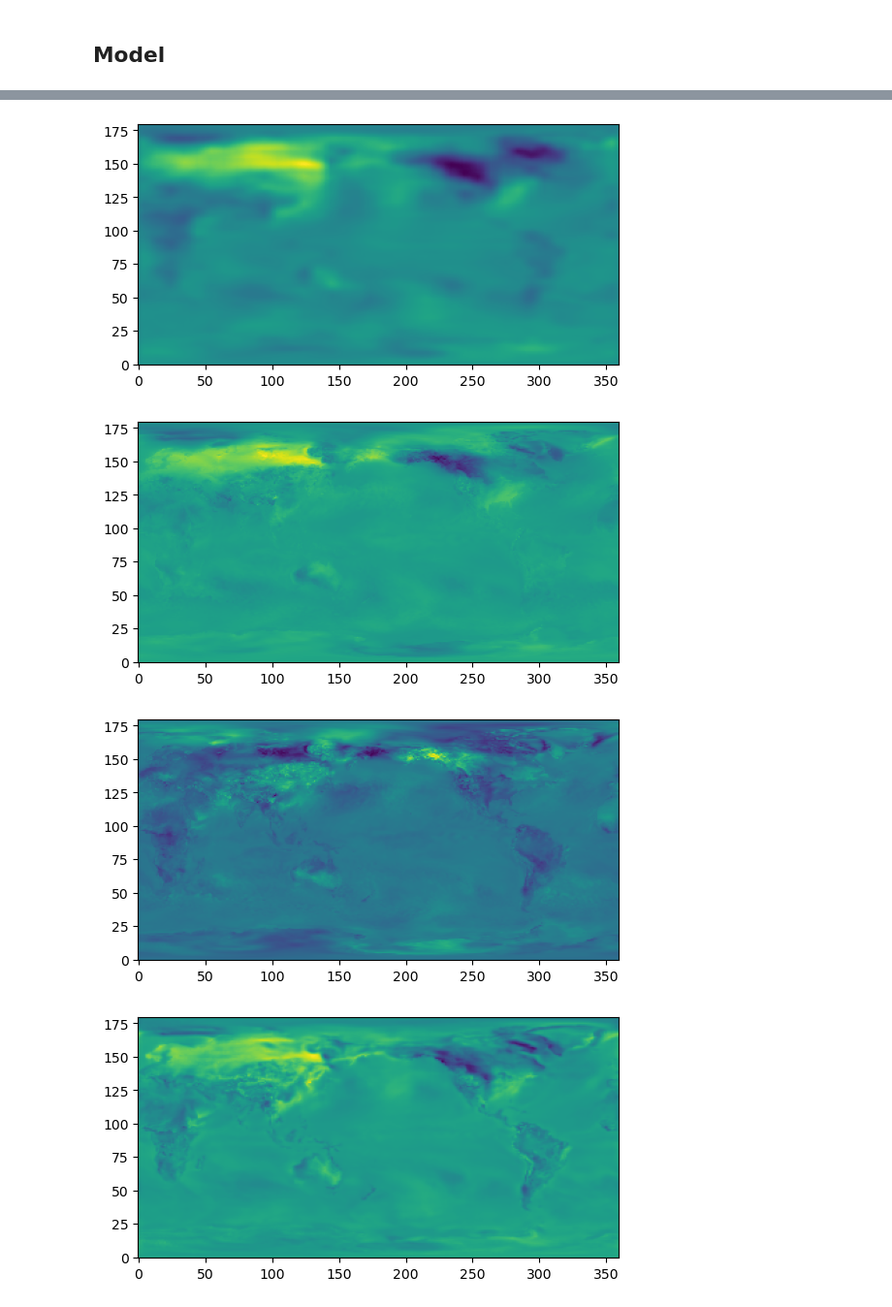
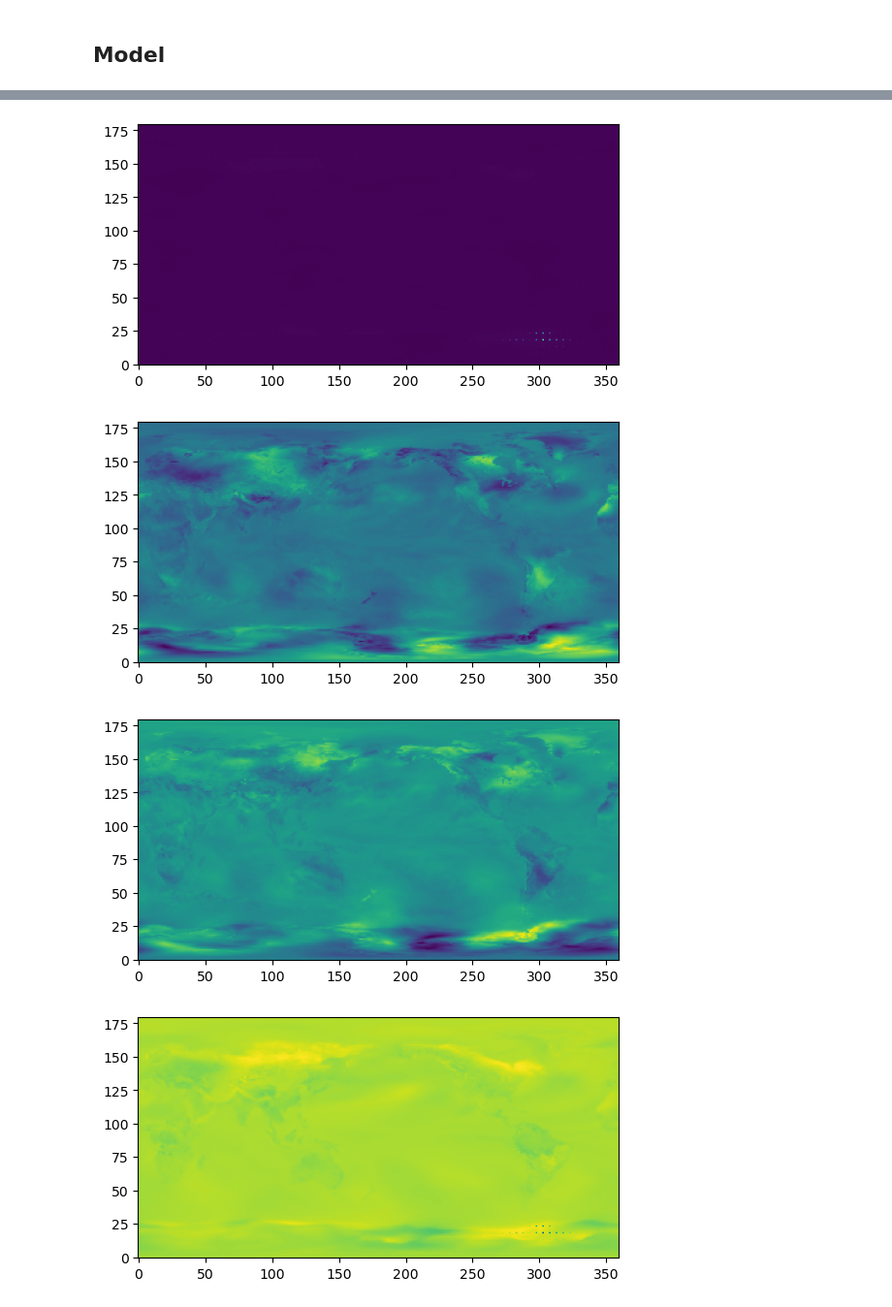
Before and after one commit to WillyChap/ViT_XAI, a Jupyter notebook: Models/S2Sbiascorr/trainViT.ipynb, the cells around one changed output, grey strips where cells are left out. Shown: that part at 97% size. Drawn from its saved outputs; the diff is of its cells as text; code cells hidden in the pictures.

```diff
--- a/Models/S2Sbiascorr/trainViT.ipynb
+++ b/Models/S2Sbiascorr/trainViT.ipynb
@@ -209,8 +204,7 @@ train_loader = DataLoader(train_dataset, batch_size=BATCH_SIZE, shuffle=False)
 val_loader = DataLoader(val_dataset, batch_size=BATCH_SIZE, shuffle=False)
 # %%
 model = model.to(device)
-num_epochs = 30
-for epoch in range(num_epochs):
+for epoch in range(EPOCHS):
     model.train()  # Set the model to training mode
     print(f"Starting Epoch {epoch}")
     nsampsseen = 0
@@ -219,8 +213,10 @@ for epoch in range(num_epochs):
         optimizer.zero_grad()
         inputs = inputs.to(device)
         labels = labels.to(device)
-        outputs = model(inputs)
-        loss = criterion(outputs, labels)
+        # outputs = model(inputs)
+        # loss = criterion(outputs, labels)
+        mu,sigma = model(inputs)
+        loss = criterion(mu, sigma, labels)
         loss.backward()
         optimizer.step()
         running_loss += loss.item() * inputs.size(0)
@@ -235,19 +231,15 @@ for epoch in range(num_epochs):
     correct = 0
     total = 0
     mse_val_batch = []
-    labels_full = []
-    outputs_full = []
-    with torch.no_grad():  # In validation phase, we don't need to compute gradients
+    with torch.no_grad():
         for inputs, labels in val_loader:
             inputs = inputs.to(device)
             labels = labels.to(device)
-            outputs = model(inputs.to(device))
-            mse_val_batch.append((torch.mean((outputs-labels)**2)))
-            labels_full.append(labels)
-            outputs_full.append(outputs)
+            mu, sigma = model(inputs.to(device))
+            mse_val_batch.append((torch.mean((mu-labels)**2)))
     # Calculate and print validation accuracy
     mse_tot = torch.mean(torch.tensor(mse_val_batch))
-
+    print(f"Epoch {epoch}, Val Loss: {mse_tot:.4f}")
     if epoch == 0:
         print('...saved first epoch...')
         best_mod = copy.deepcopy(model)
@@ -281,15 +281,12 @@ No improvement in validation accuracy.
 # %%
-labels_full = []
-outputs_full = []
-acc_val_batch = []
-with torch.no_grad():  # In validation phase, we don't need to compute gradients
+with torch.no_grad():
     for inputs, labels in val_loader:
         inputs = inputs.to(device).cpu()
         labels = labels.to(device).cpu()
-        outputs = best_mod(inputs.to(device)).cpu()
+        mu,sigma = best_mod(inputs.to(device))
         plt.imshow(inputs[0,1],origin='lower')
         plt.show()
-        plt.imshow(outputs[0].squeeze(),origin='lower')
+        plt.imshow(mu[0].cpu().squeeze(),origin='lower')
         plt.show()
         plt.imshow(labels[0].squeeze(),origin='lower')
         plt.show()
@@ -297,7 +294,7 @@ with torch.no_grad():  # In validation phase, we don't need to compute gradients
         plt.imshow((inputs[0,1] - labels[0].squeeze()),origin='lower')
         plt.show()
 
-        plt.imshow((inputs[0,1] - outputs[0].squeeze()),origin='lower')
+        plt.imshow((inputs[0,1] - mu[0].cpu().squeeze()),origin='lower')
         plt.show()
 
         break
@@ -306,7 +303,7 @@ with torch.no_grad():  # In validation phase, we don't need to compute gradients
-[figure, old version]
+[figure, new version]
-[figure, old version]
+[figure, new version]
-[figure, old version]
+[figure, new version]
-[figure, old version]
+[figure, new version]
 # %%
 print((inputs[0,1] - labels[0].squeeze()).mean())
 
```
Also changed, not shown: parts of 8 cells of this notebook, 2 other files.
